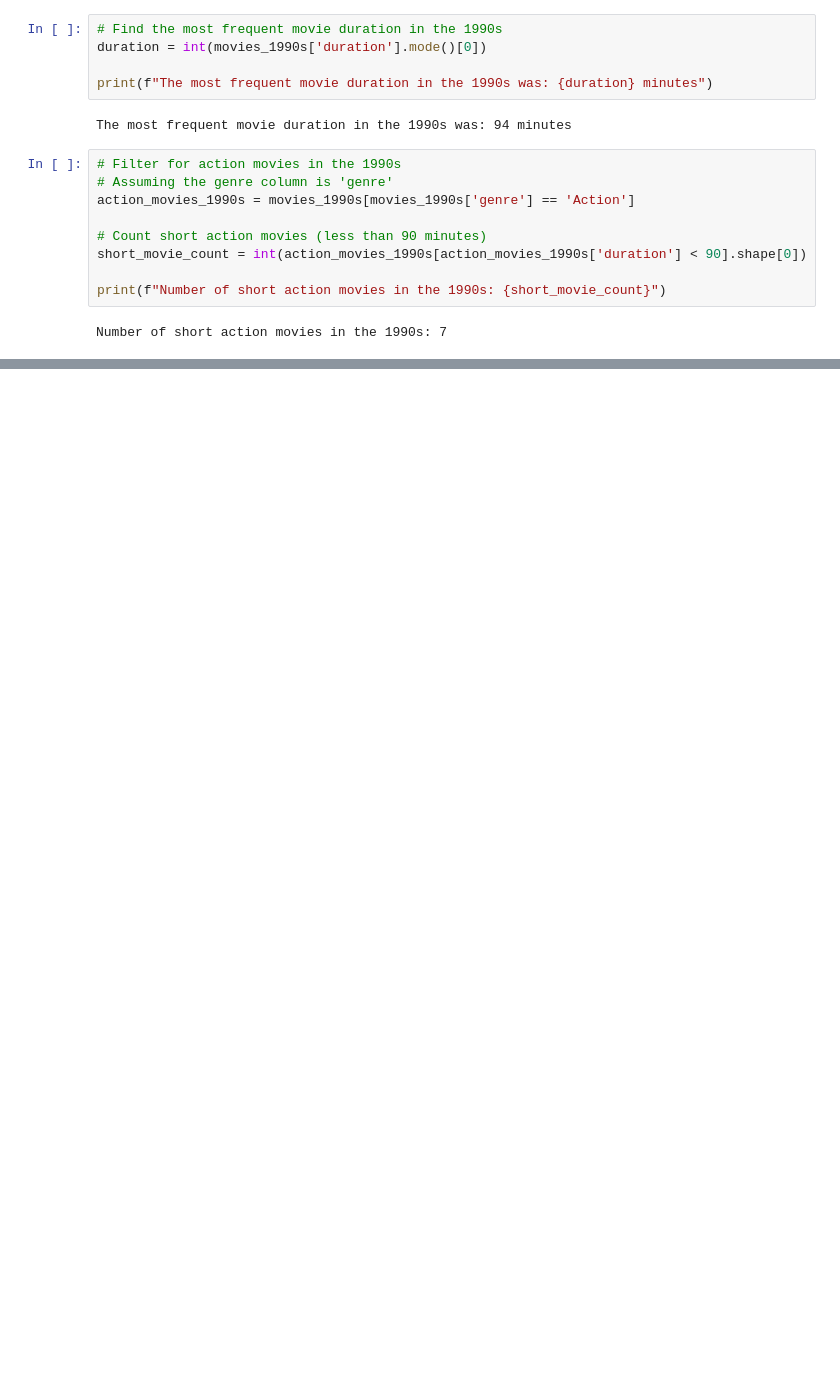
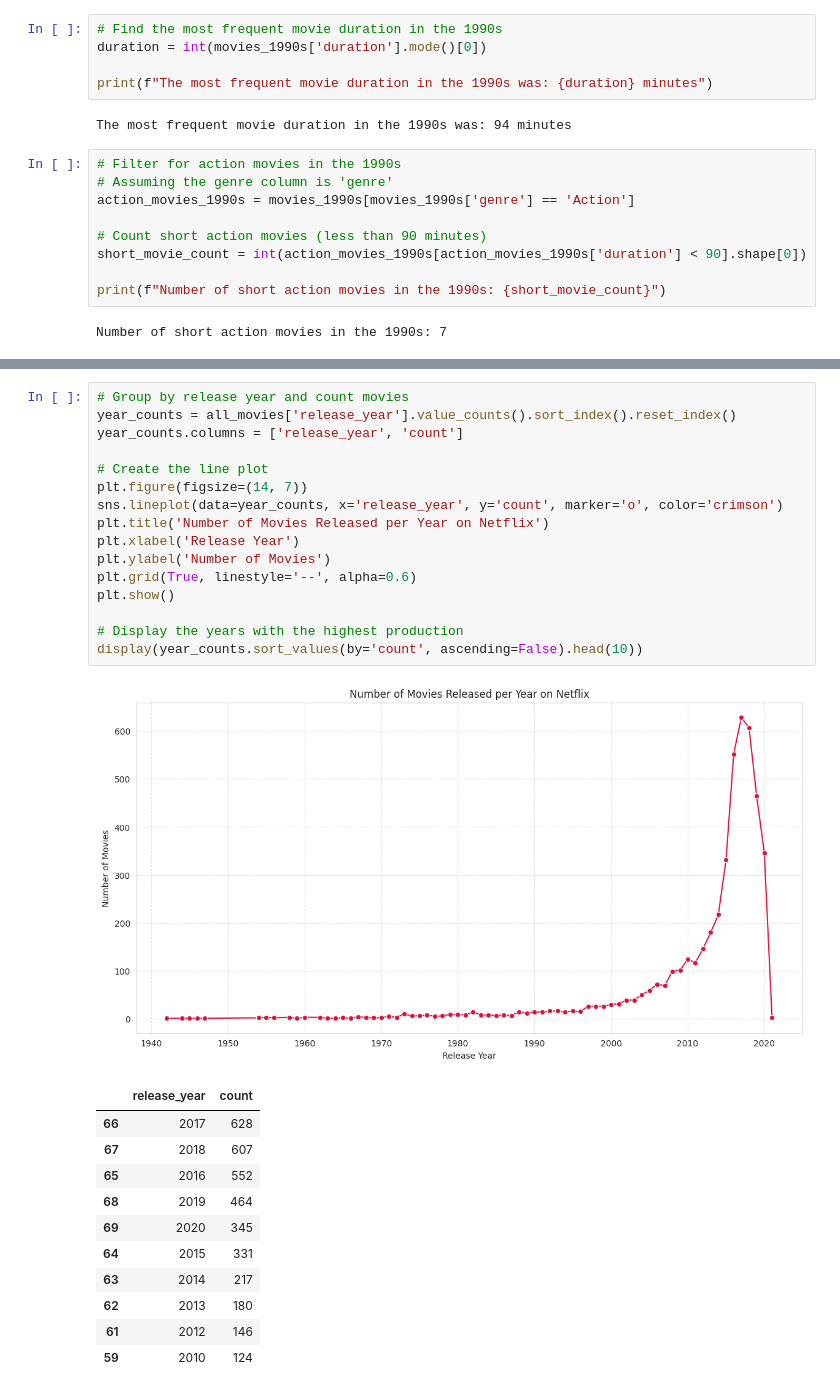
Before and after one commit to Julfikar-Asif/Investigating-Netflix-Movies, a Jupyter notebook: Investigating_Netflix_Movies.ipynb, the cells around one changed output, grey strips where cells are left out. Saved outputs shown, nothing was run; the diff lists cells and outputs as text; blank space fills up the shorter version.

```diff
--- a/Investigating_Netflix_Movies.ipynb
+++ b/Investigating_Netflix_Movies.ipynb
@@ -38,0 +252,29 @@ Number of short action movies in the 1990s: 7
+# %%
+# Group by release year and count movies
+year_counts = all_movies['release_year'].value_counts().sort_index().reset_index()
+year_counts.columns = ['release_year', 'count']
+
+# Create the line plot
+plt.figure(figsize=(14, 7))
+sns.lineplot(data=year_counts, x='release_year', y='count', marker='o', color='crimson')
+plt.title('Number of Movies Released per Year on Netflix')
+plt.xlabel('Release Year')
+plt.ylabel('Number of Movies')
+plt.grid(True, linestyle='--', alpha=0.6)
+plt.show()
+
+# Display the years with the highest production
+display(year_counts.sort_values(by='count', ascending=False).head(10))
+# %% [output]
+[figure, added]
+|  | release_year | count |
+| 66 | 2017 | 628 |
+| 67 | 2018 | 607 |
+| 65 | 2016 | 552 |
+| 68 | 2019 | 464 |
+| 69 | 2020 | 345 |
+| 64 | 2015 | 331 |
+| 63 | 2014 | 217 |
+| 62 | 2013 | 180 |
+| 61 | 2012 | 146 |
+| 59 | 2010 | 124 |
```
Also changed, not shown: parts of 12 cells of this notebook.
